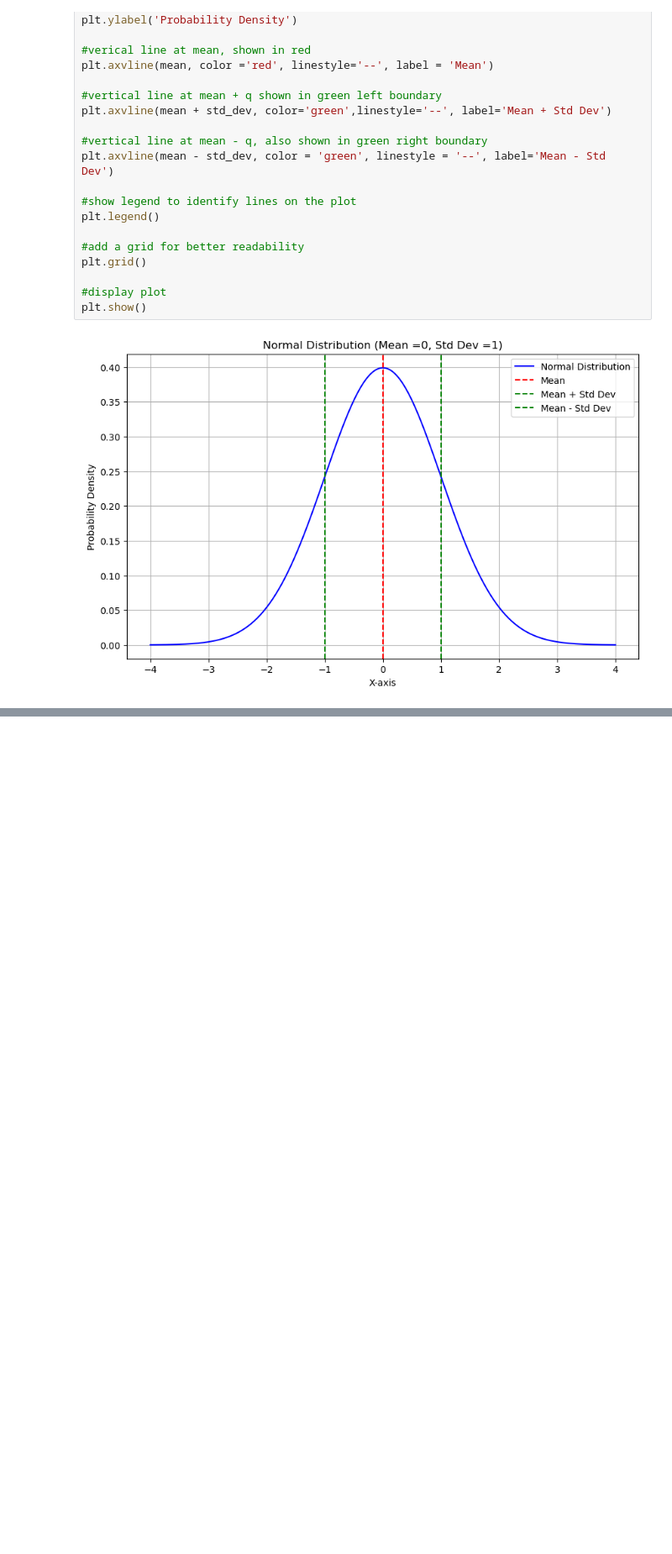
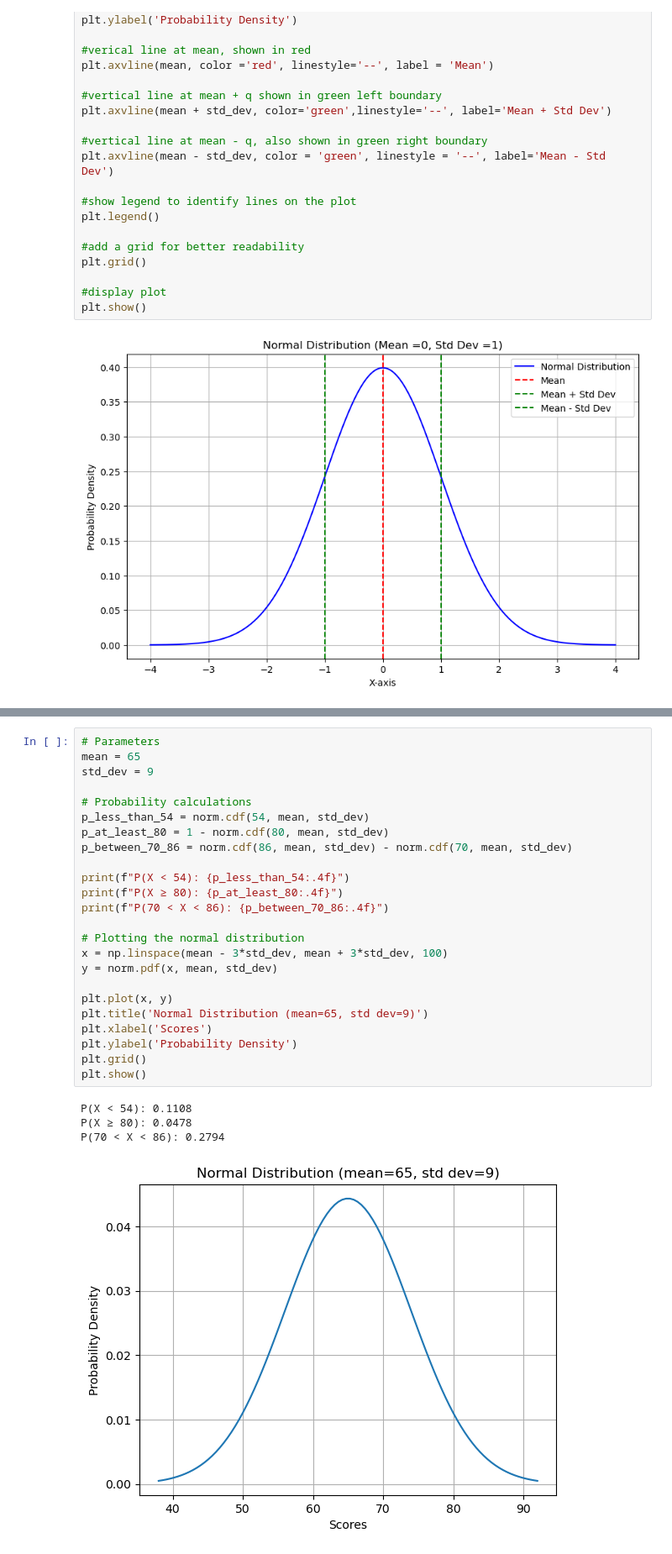
Before and after one commit to Mahniba/Normal-distrubution, a Jupyter notebook: Normal distribution.ipynb, the cells around one changed output, grey strips where cells are left out. Shown: that part at 84% size. Saved outputs shown, nothing was run; the diff lists cells and outputs as text; blank space fills up the shorter version.

```diff
--- a/Normal distribution.ipynb
+++ b/Normal distribution.ipynb
@@ -70,0 +73,29 @@ The probability density at x=3.0 for N(μ=12.0, σ=45.0) is 0.0087
+# %%
+# Parameters
+mean = 65
+std_dev = 9
+
+# Probability calculations
+p_less_than_54 = norm.cdf(54, mean, std_dev)
+p_at_least_80 = 1 - norm.cdf(80, mean, std_dev)
+p_between_70_86 = norm.cdf(86, mean, std_dev) - norm.cdf(70, mean, std_dev)
+
+print(f"P(X < 54): {p_less_than_54:.4f}")
+print(f"P(X ≥ 80): {p_at_least_80:.4f}")
+print(f"P(70 < X < 86): {p_between_70_86:.4f}")
+
+# Plotting the normal distribution
+x = np.linspace(mean - 3*std_dev, mean + 3*std_dev, 100)
+y = norm.pdf(x, mean, std_dev)
+
+plt.plot(x, y)
+plt.title('Normal Distribution (mean=65, std dev=9)')
+plt.xlabel('Scores')
+plt.ylabel('Probability Density')
+plt.grid()
+plt.show()
+# %% [output]
+P(X < 54): 0.1108
+P(X ≥ 80): 0.0478
+P(70 < X < 86): 0.2794
+[figure, added]
```
Also changed, not shown: parts of 5 cells of this notebook.
